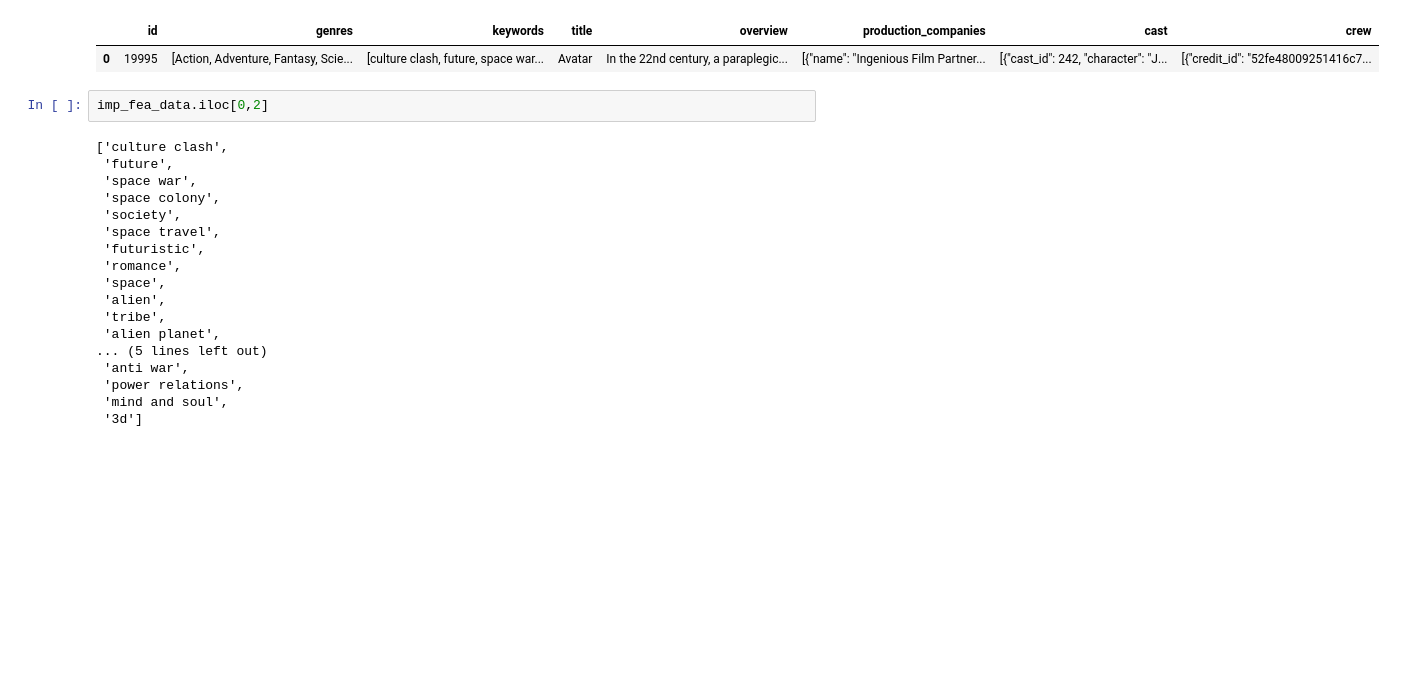
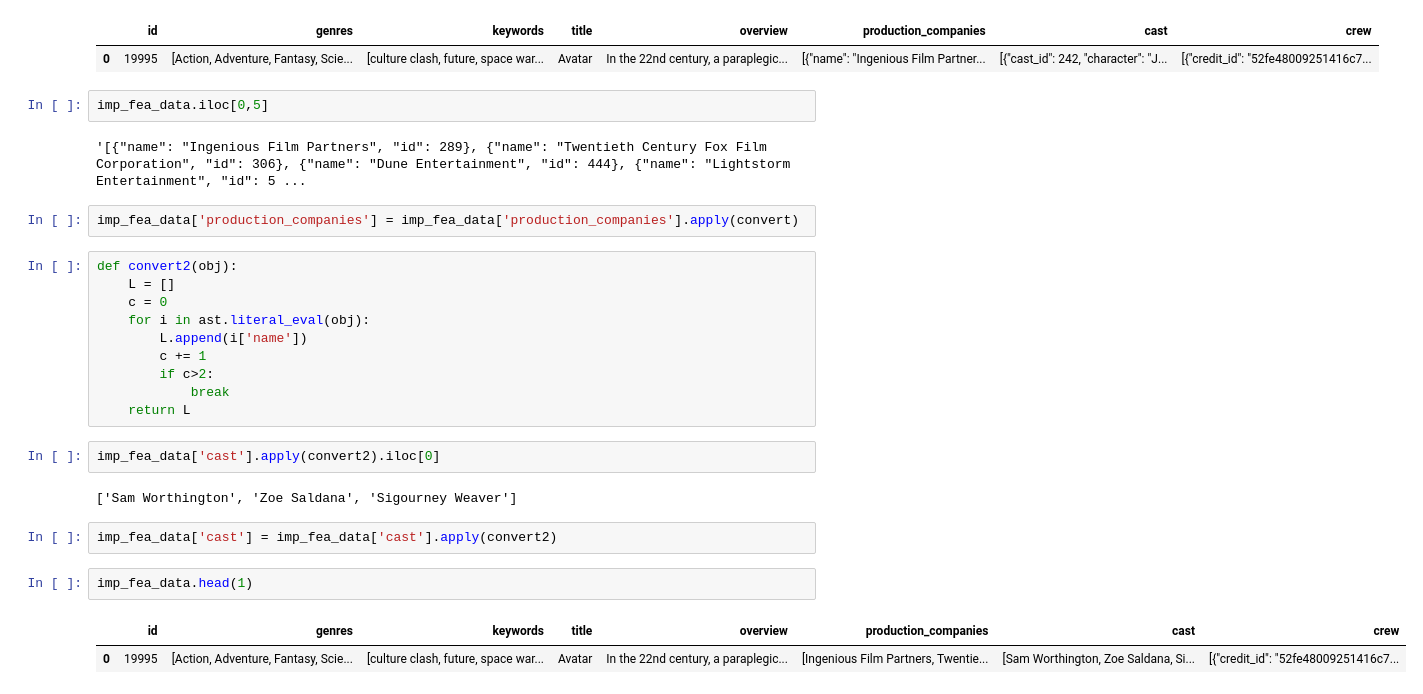
Before and after one commit to subal43/DS-Movie-Recommended, a Jupyter notebook: main.ipynb, the cells around one changed output. Cells and saved outputs as stored; diff of their text form; blank space fills up the shorter version.

Commit message:
convert column values into list

```diff
--- a/main.ipynb
+++ b/main.ipynb
@@ -167,22 +167,29 @@ imp_fea_data.head(1)
 |  | id | genres | keywords | title | overview | production_companies | cast | crew |
 | 0 | 19995 | [Action, Adventure, Fantasy, Scie... | [culture clash, future, space war... | Avatar | In the 22nd century, a paraplegic... | [{"name": "Ingenious Film Partner... | [{"cast_id": 242, "character": "J... | [{"credit_id": "52fe48009251416c7... |
 # %%
-imp_fea_data.iloc[0,2]
+imp_fea_data.iloc[0,5]
 # %% [output]
-['culture clash',
- 'future',
- 'space war',
- 'space colony',
- 'society',
- 'space travel',
- 'futuristic',
- 'romance',
- 'space',
- 'alien',
- 'tribe',
- 'alien planet',
-... (5 lines left out)
- 'anti war',
- 'power relations',
- 'mind and soul',
- '3d']
+'[{"name": "Ingenious Film Partners", "id": 289}, {"name": "Twentieth Century Fox Film Corporation", "id": 306}, {"name": "Dune Entertainment", "id": 444}, {"name": "Lightstorm Entertainment", "id": 5 ...
+# %%
+imp_fea_data['production_companies'] = imp_fea_data['production_companies'].apply(convert)
+# %%
+def convert2(obj):
+    L = []
+    c = 0
+    for i in ast.literal_eval(obj):
+        L.append(i['name'])
+        c += 1
+        if c>2:
+            break
+    return L
+# %%
+imp_fea_data['cast'].apply(convert2).iloc[0]
+# %% [output]
+['Sam Worthington', 'Zoe Saldana', 'Sigourney Weaver']
+# %%
+imp_fea_data['cast'] = imp_fea_data['cast'].apply(convert2)
+# %%
+imp_fea_data.head(1)
+# %% [output]
+|  | id | genres | keywords | title | overview | production_companies | cast | crew |
+| 0 | 19995 | [Action, Adventure, Fantasy, Scie... | [culture clash, future, space war... | Avatar | In the 22nd century, a paraplegic... | [Ingenious Film Partners, Twentie... | [Sam Worthington, Zoe Saldana, Si... | [{"credit_id": "52fe48009251416c7... |
```
Also changed, not shown: parts of 7 cells of this notebook.
